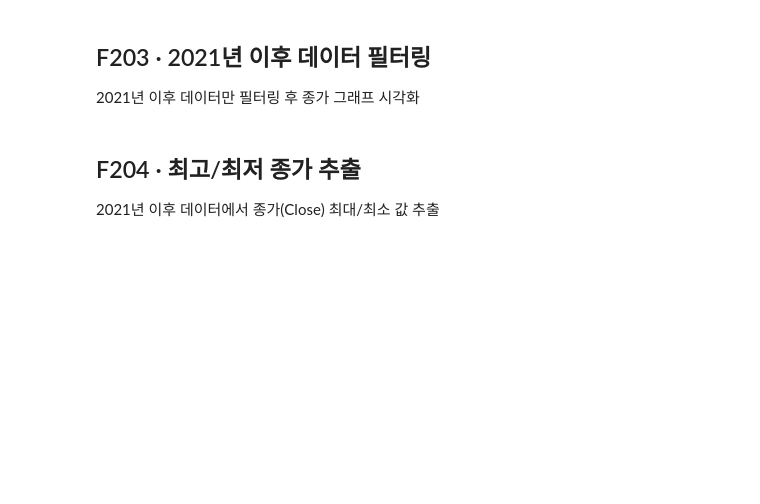
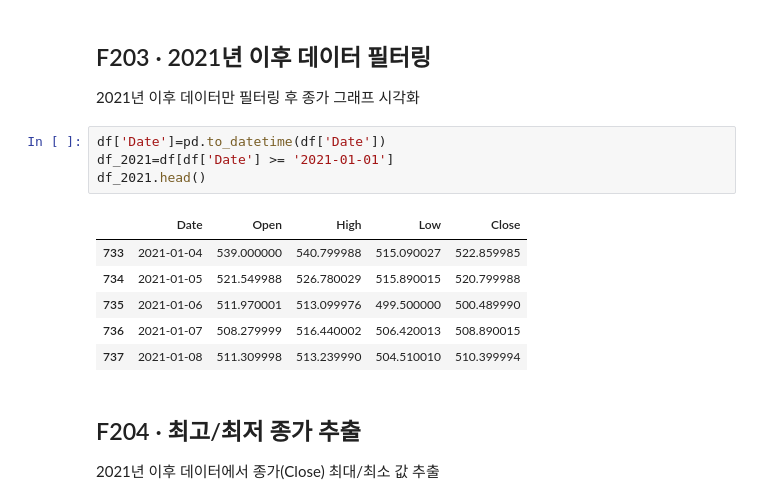
Before and after one commit to baegseoyeon99-collab/netflix_project, a Jupyter notebook: netflix_stock_analysis.ipynb, the cells around one changed output. Drawn from its saved outputs; the diff is of its cells as text; blank space fills up the shorter version.

```diff
--- a/netflix_stock_analysis.ipynb
+++ b/netflix_stock_analysis.ipynb
@@ -12,6 +28,17 @@ NFLX.csv를 Pandas로 읽고 Date, Open, High, Low, Close 필드만 선택
 ## F203 · 2021년 이후 데이터 필터링
 
 2021년 이후 데이터만 필터링 후 종가 그래프 시각화
+# %%
+df['Date']=pd.to_datetime(df['Date'])
+df_2021=df[df['Date'] >= '2021-01-01']
+df_2021.head()
+# %% [output]
+|  | Date | Open | High | Low | Close |
+| 733 | 2021-01-04 | 539.000000 | 540.799988 | 515.090027 | 522.859985 |
+| 734 | 2021-01-05 | 521.549988 | 526.780029 | 515.890015 | 520.799988 |
+| 735 | 2021-01-06 | 511.970001 | 513.099976 | 499.500000 | 500.489990 |
+| 736 | 2021-01-07 | 508.279999 | 516.440002 | 506.420013 | 508.890015 |
+| 737 | 2021-01-08 | 511.309998 | 513.239990 | 504.510010 | 510.399994 |
 # %% [markdown]
 ## F204 · 최고/최저 종가 추출
 
```
Also changed, not shown: parts of 5 cells of this notebook, 1 other file.
